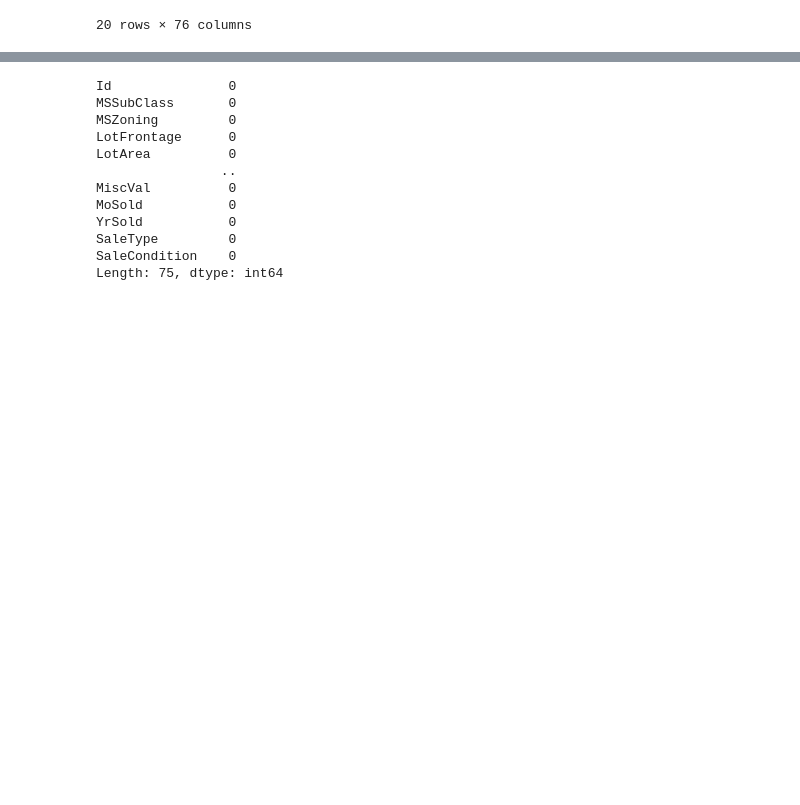
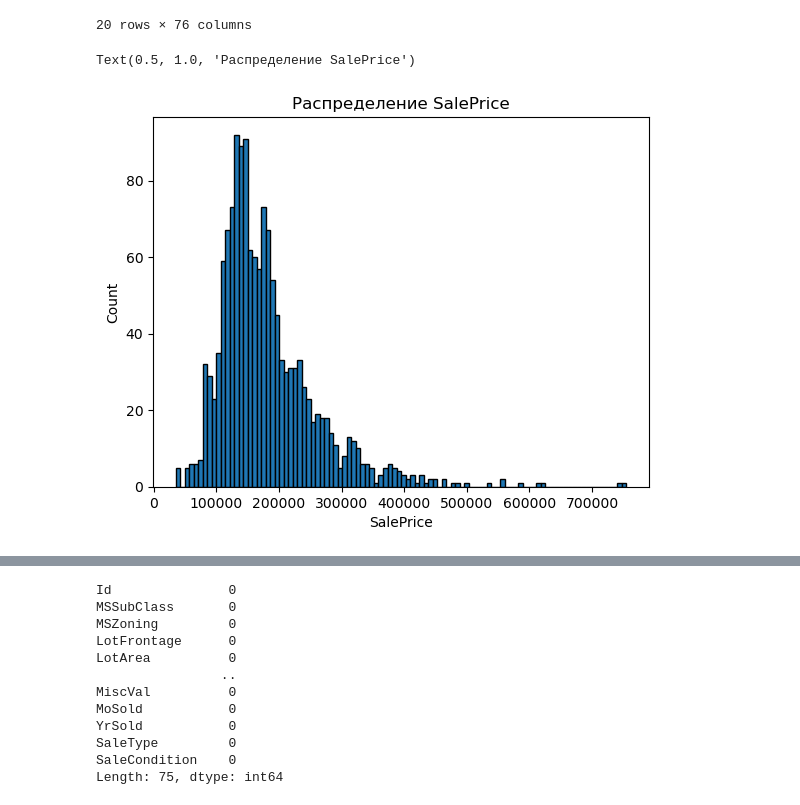
Before and after one commit to Glebbot/House-Pricing, a Jupyter notebook: pricing.ipynb, the cells around one changed output, grey strips where cells are left out. Saved outputs shown, nothing was run; the diff lists cells and outputs as text; code cells hidden in the pictures; blank space fills up the shorter version.

```diff
--- a/pricing.ipynb
+++ b/pricing.ipynb
@@ -118,5 +136,17 @@ data.head(20)
 | 18 | 0.013014 | 0.105263 | 0 | 0.210863 | 0.063625 | 0 | 0 | 0 | 0 | ... |
 | 19 | 0.013699 | 0.105263 | 0 | 0.223642 | 0.035123 | 0 | 0 | 0 | 0 | ... |
 20 rows × 76 columns
+# %%
+plt.hist(data['SalePrice'], bins=100, edgecolor='black')
+
+# Добавьте название осей
+plt.xlabel('SalePrice')
+plt.ylabel('Count')
+
+# Добавьте заголовок графика
+plt.title('Распределение SalePrice')
+# %% [output]
+Text(0.5, 1.0, 'Распределение SalePrice')
+[figure, added]
 # %%
 train_target = data['SalePrice']
```
Also changed, not shown: parts of 8 cells of this notebook.
